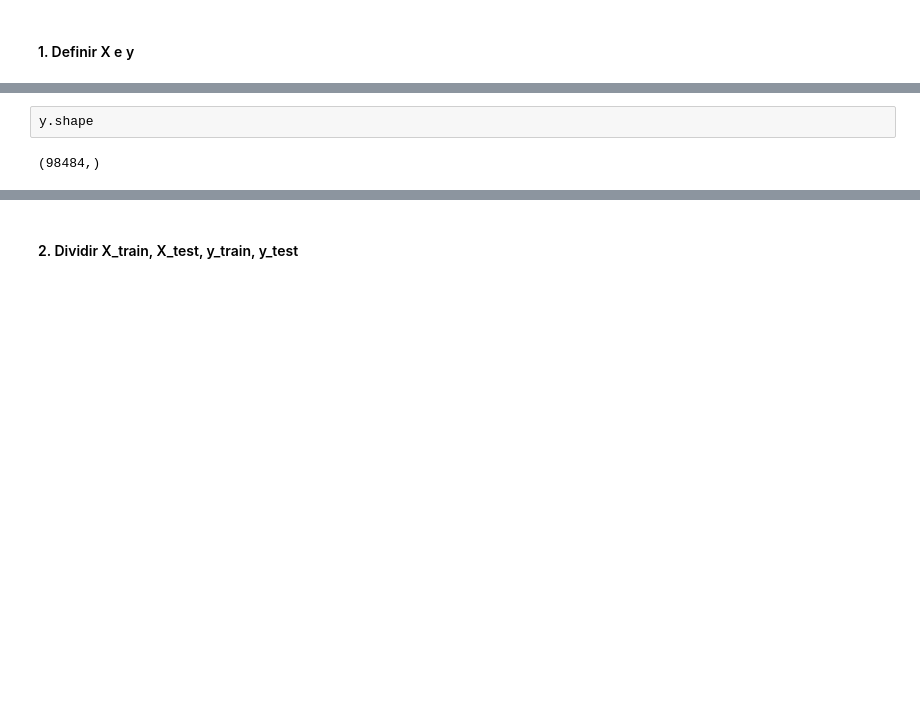
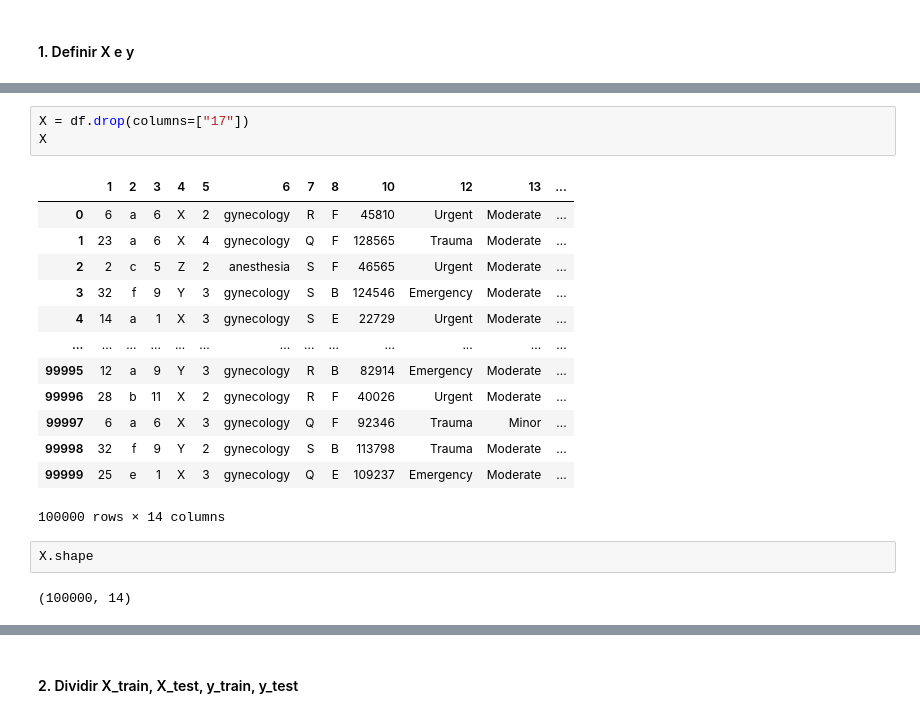
Before and after one commit to Clapiniella/data_science_jun_2020, a Jupyter notebook: week9/day5/competition/confeti_kaggle.ipynb, the cells around one changed output, grey strips where cells are left out. Saved outputs shown, nothing was run; the diff lists cells and outputs as text; blank space fills up the shorter version.

```diff
--- a/week9/day5/competition/confeti_kaggle.ipynb
+++ b/week9/day5/competition/confeti_kaggle.ipynb
@@ -79,4 +137,21 @@ X.shape
+# %%
+X = df.drop(columns=["17"])
+X
+# %% [output]
+|  | 1 | 2 | 3 | 4 | 5 | 6 | 7 | 8 | 10 | 12 | 13 | ... |
+| 0 | 6 | a | 6 | X | 2 | gynecology | R | F | 45810 | Urgent | Moderate | ... |
+| 1 | 23 | a | 6 | X | 4 | gynecology | Q | F | 128565 | Trauma | Moderate | ... |
+| 2 | 2 | c | 5 | Z | 2 | anesthesia | S | F | 46565 | Urgent | Moderate | ... |
+| 3 | 32 | f | 9 | Y | 3 | gynecology | S | B | 124546 | Emergency | Moderate | ... |
+| 4 | 14 | a | 1 | X | 3 | gynecology | S | E | 22729 | Urgent | Moderate | ... |
+| ... | ... | ... | ... | ... | ... | ... | ... | ... | ... | ... | ... | ... |
+| 99995 | 12 | a | 9 | Y | 3 | gynecology | R | B | 82914 | Emergency | Moderate | ... |
+| 99996 | 28 | b | 11 | X | 2 | gynecology | R | F | 40026 | Urgent | Moderate | ... |
+| 99997 | 6 | a | 6 | X | 3 | gynecology | Q | F | 92346 | Trauma | Minor | ... |
+| 99998 | 32 | f | 9 | Y | 2 | gynecology | S | B | 113798 | Trauma | Moderate | ... |
+| 99999 | 25 | e | 1 | X | 3 | gynecology | Q | E | 109237 | Emergency | Moderate | ... |
+100000 rows × 14 columns
 # %%
-y.shape
+X.shape
 # %% [output]
-(98484,)
+(100000, 14)
```
Also changed, not shown: parts of 58 cells of this notebook, 32 other files.
